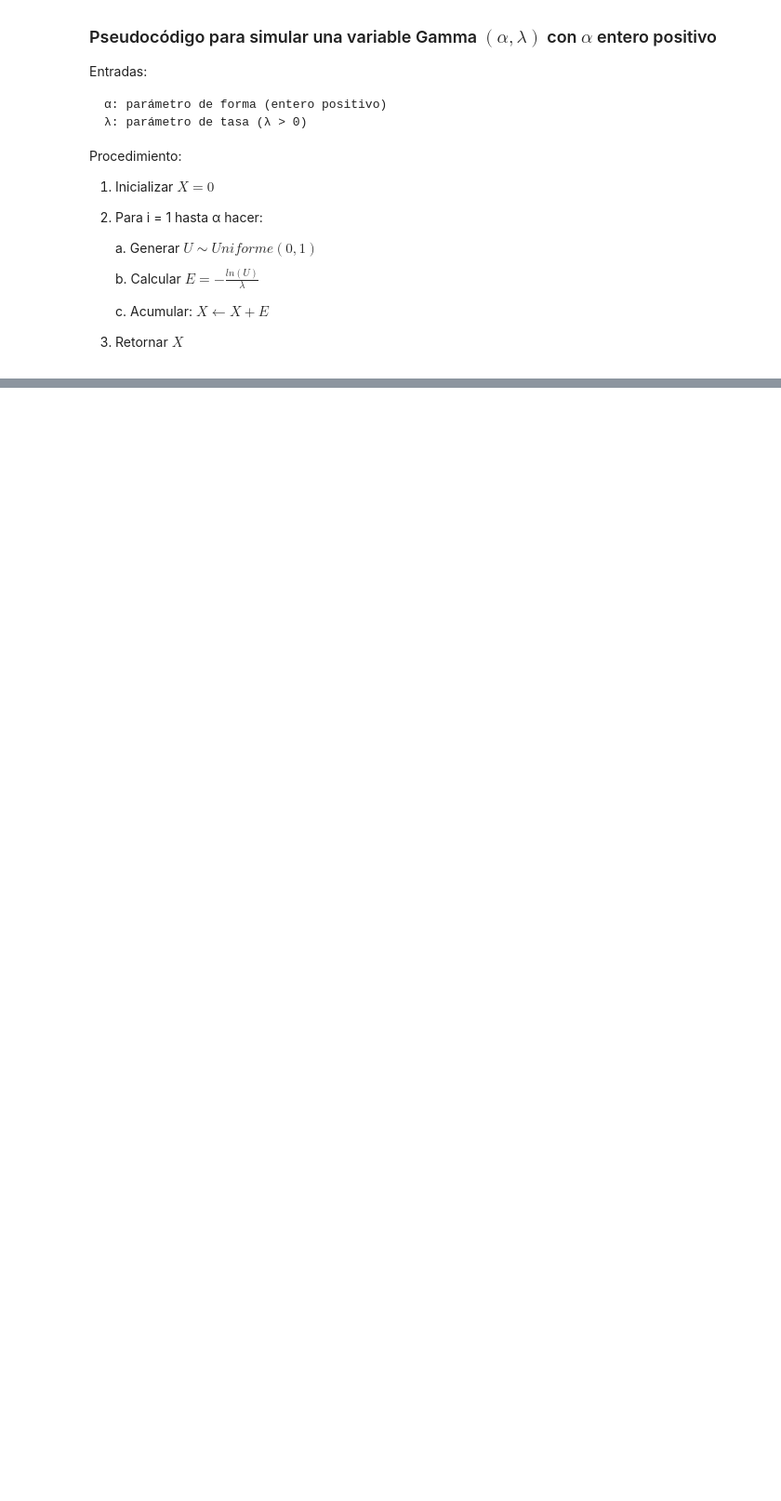
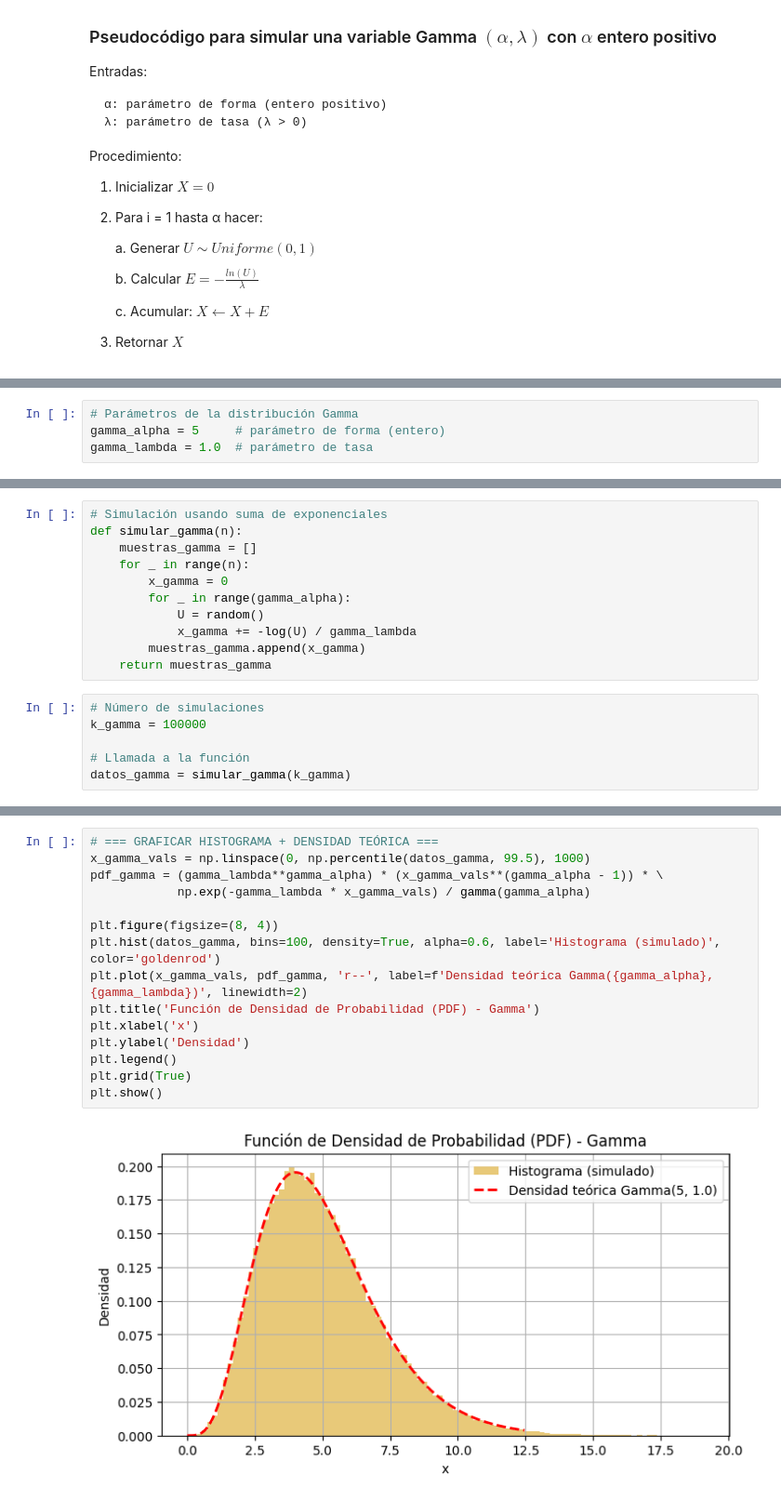
Before and after one commit to TonySC1300/Simulacion1, a Jupyter notebook: Catalogo.ipynb, the cells around one changed output, grey strips where cells are left out. Shown at 93% size. Cells and saved outputs as stored; diff of their text form; blank space fills up the shorter version.

```diff
--- a/Catalogo.ipynb
+++ b/Catalogo.ipynb
@@ -692,0 +698,4 @@ Procedimiento:
+# %%
+# Parámetros de la distribución Gamma
+gamma_alpha = 5     # parámetro de forma (entero)
+gamma_lambda = 1.0  # parámetro de tasa
@@ -692,0 +707,17 @@ Procedimiento:
+# %%
+# Simulación usando suma de exponenciales
+def simular_gamma(n):
+    muestras_gamma = []
+    for _ in range(n):
+        x_gamma = 0
+        for _ in range(gamma_alpha):
+            U = random()
+            x_gamma += -log(U) / gamma_lambda
+        muestras_gamma.append(x_gamma)
+    return muestras_gamma
+# %%
+# Número de simulaciones
+k_gamma = 100000
+
+# Llamada a la función
+datos_gamma = simular_gamma(k_gamma)
@@ -692,0 +741,17 @@ Procedimiento:
+# %%
+# === GRAFICAR HISTOGRAMA + DENSIDAD TEÓRICA ===
+x_gamma_vals = np.linspace(0, np.percentile(datos_gamma, 99.5), 1000)
+pdf_gamma = (gamma_lambda**gamma_alpha) * (x_gamma_vals**(gamma_alpha - 1)) * \
+            np.exp(-gamma_lambda * x_gamma_vals) / gamma(gamma_alpha)
+
+plt.figure(figsize=(8, 4))
+plt.hist(datos_gamma, bins=100, density=True, alpha=0.6, label='Histograma (simulado)', color='goldenrod')
+plt.plot(x_gamma_vals, pdf_gamma, 'r--', label=f'Densidad teórica Gamma({gamma_alpha}, {gamma_lambda})', linewidth=2)
+plt.title('Función de Densidad de Probabilidad (PDF) - Gamma')
+plt.xlabel('x')
+plt.ylabel('Densidad')
+plt.legend()
+plt.grid(True)
+plt.show()
+# %% [output]
+[figure, added]
```
Also changed, not shown: parts of 5 cells of this notebook.
